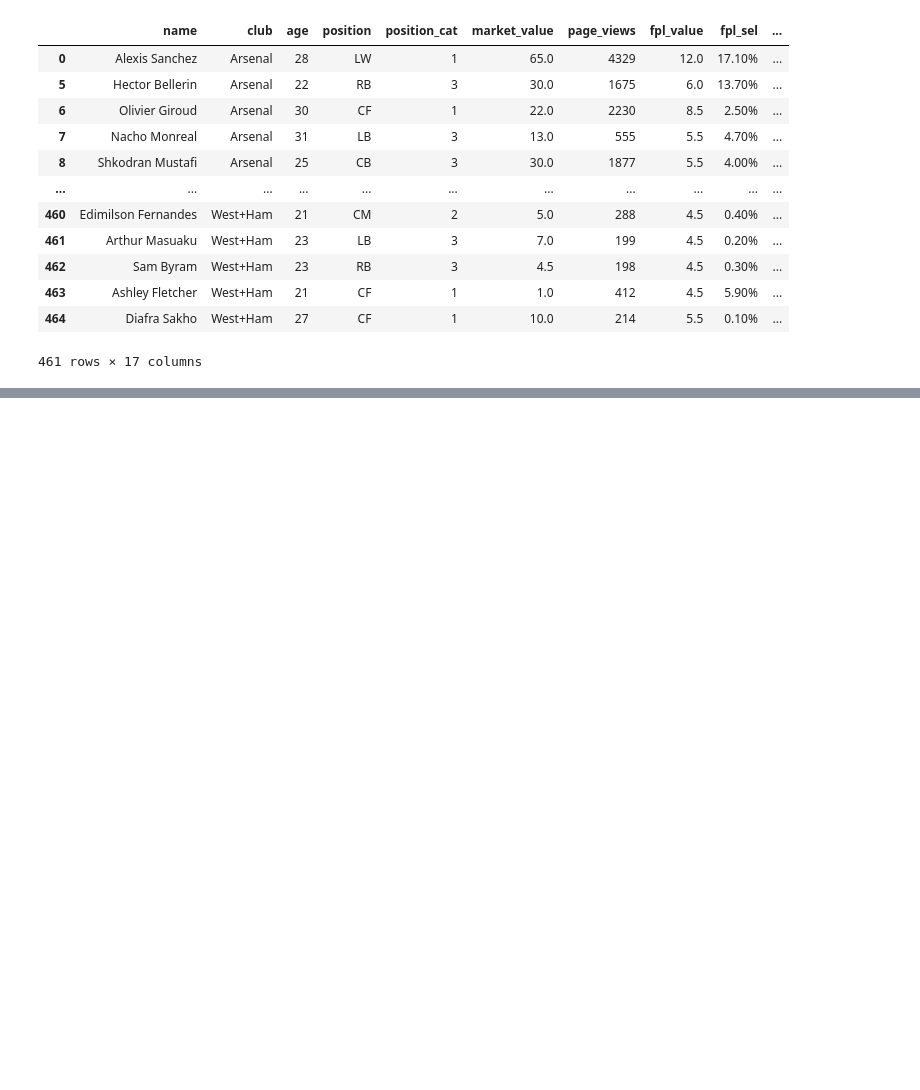
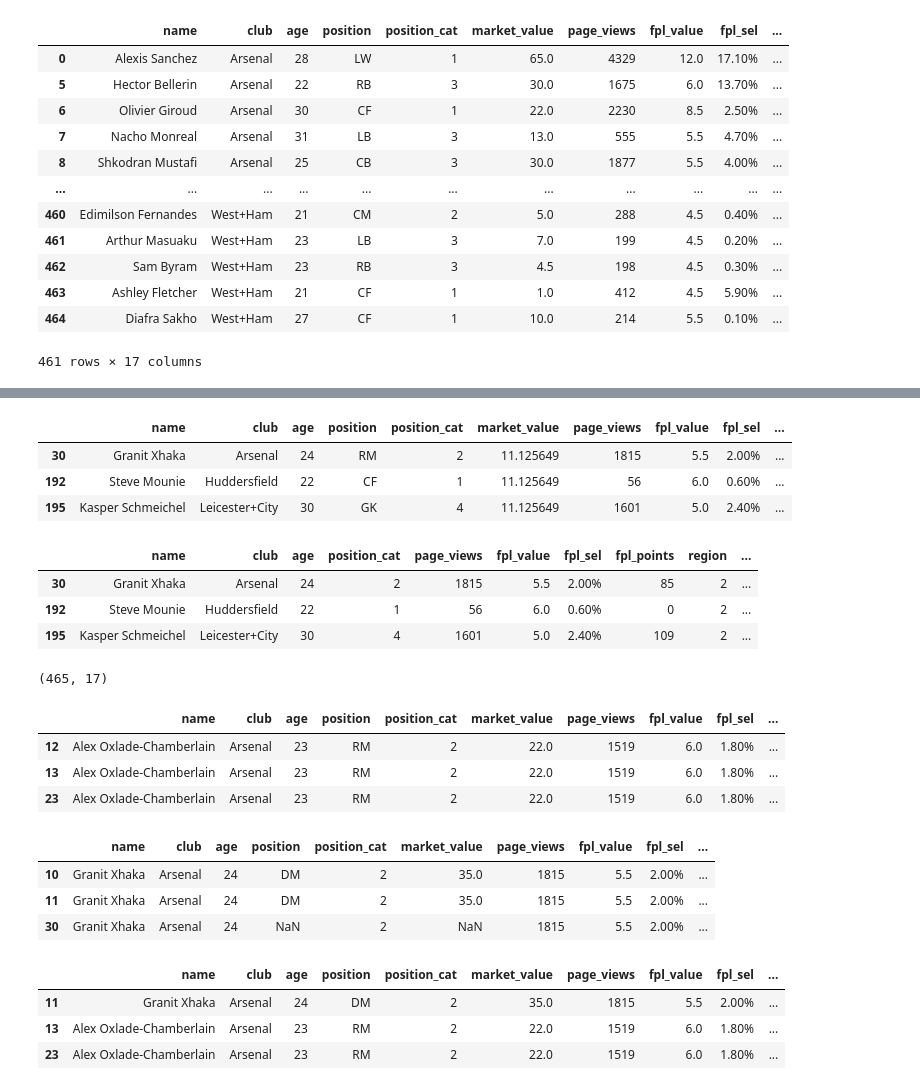
Before and after one commit to junio-firmino/Aprendizado_python, a Jupyter notebook: soccer.ipynb, the cells around one changed output, grey strips where cells are left out. Cells and saved outputs as stored; diff of their text form; code cells hidden in the pictures; blank space fills up the shorter version.

```diff
--- a/soccer.ipynb
+++ b/soccer.ipynb
@@ -417,0 +442,40 @@ players.reindex(
+# %%
+players.fillna({'market_value':players.market_value.mean(),
+                'position':'RM'}).loc[[30,192,195]]
+# %% [output]
+|  | name | club | age | position | position_cat | market_value | page_views | fpl_value | fpl_sel | ... |
+| 30 | Granit Xhaka | Arsenal | 24 | RM | 2 | 11.125649 | 1815 | 5.5 | 2.00% | ... |
+| 192 | Steve Mounie | Huddersfield | 22 | CF | 1 | 11.125649 | 56 | 6.0 | 0.60% | ... |
+| 195 | Kasper Schmeichel | Leicester+City | 30 | GK | 4 | 11.125649 | 1601 | 5.0 | 2.40% | ... |
+# %%
+players.dropna(how='any', axis=1).loc[[30,192,195]]
+# %% [output]
+|  | name | club | age | position_cat | page_views | fpl_value | fpl_sel | fpl_points | region | ... |
+| 30 | Granit Xhaka | Arsenal | 24 | 2 | 1815 | 5.5 | 2.00% | 85 | 2 | ... |
+| 192 | Steve Mounie | Huddersfield | 22 | 1 | 56 | 6.0 | 0.60% | 0 | 2 | ... |
+| 195 | Kasper Schmeichel | Leicester+City | 30 | 4 | 1601 | 5.0 | 2.40% | 109 | 2 | ... |
+# %%
+players.shape
+# %% [output]
+(465, 17)
+# %%
+players[players.name.isin(['Alex Oxlade-Chamberlain'])]
+# %% [output]
+|  | name | club | age | position | position_cat | market_value | page_views | fpl_value | fpl_sel | ... |
+| 12 | Alex Oxlade-Chamberlain | Arsenal | 23 | RM | 2 | 22.0 | 1519 | 6.0 | 1.80% | ... |
+| 13 | Alex Oxlade-Chamberlain | Arsenal | 23 | RM | 2 | 22.0 | 1519 | 6.0 | 1.80% | ... |
+| 23 | Alex Oxlade-Chamberlain | Arsenal | 23 | RM | 2 | 22.0 | 1519 | 6.0 | 1.80% | ... |
+# %%
+players[players.name.isin(['Granit Xhaka'])]
+# %% [output]
+|  | name | club | age | position | position_cat | market_value | page_views | fpl_value | fpl_sel | ... |
+| 10 | Granit Xhaka | Arsenal | 24 | DM | 2 | 35.0 | 1815 | 5.5 | 2.00% | ... |
+| 11 | Granit Xhaka | Arsenal | 24 | DM | 2 | 35.0 | 1815 | 5.5 | 2.00% | ... |
+| 30 | Granit Xhaka | Arsenal | 24 | NaN | 2 | NaN | 1815 | 5.5 | 2.00% | ... |
+# %%
+players[players.duplicated()]
+# %% [output]
+|  | name | club | age | position | position_cat | market_value | page_views | fpl_value | fpl_sel | ... |
+| 11 | Granit Xhaka | Arsenal | 24 | DM | 2 | 35.0 | 1815 | 5.5 | 2.00% | ... |
+| 13 | Alex Oxlade-Chamberlain | Arsenal | 23 | RM | 2 | 22.0 | 1519 | 6.0 | 1.80% | ... |
+| 23 | Alex Oxlade-Chamberlain | Arsenal | 23 | RM | 2 | 22.0 | 1519 | 6.0 | 1.80% | ... |
```
Also changed, not shown: parts of 3 cells of this notebook.
